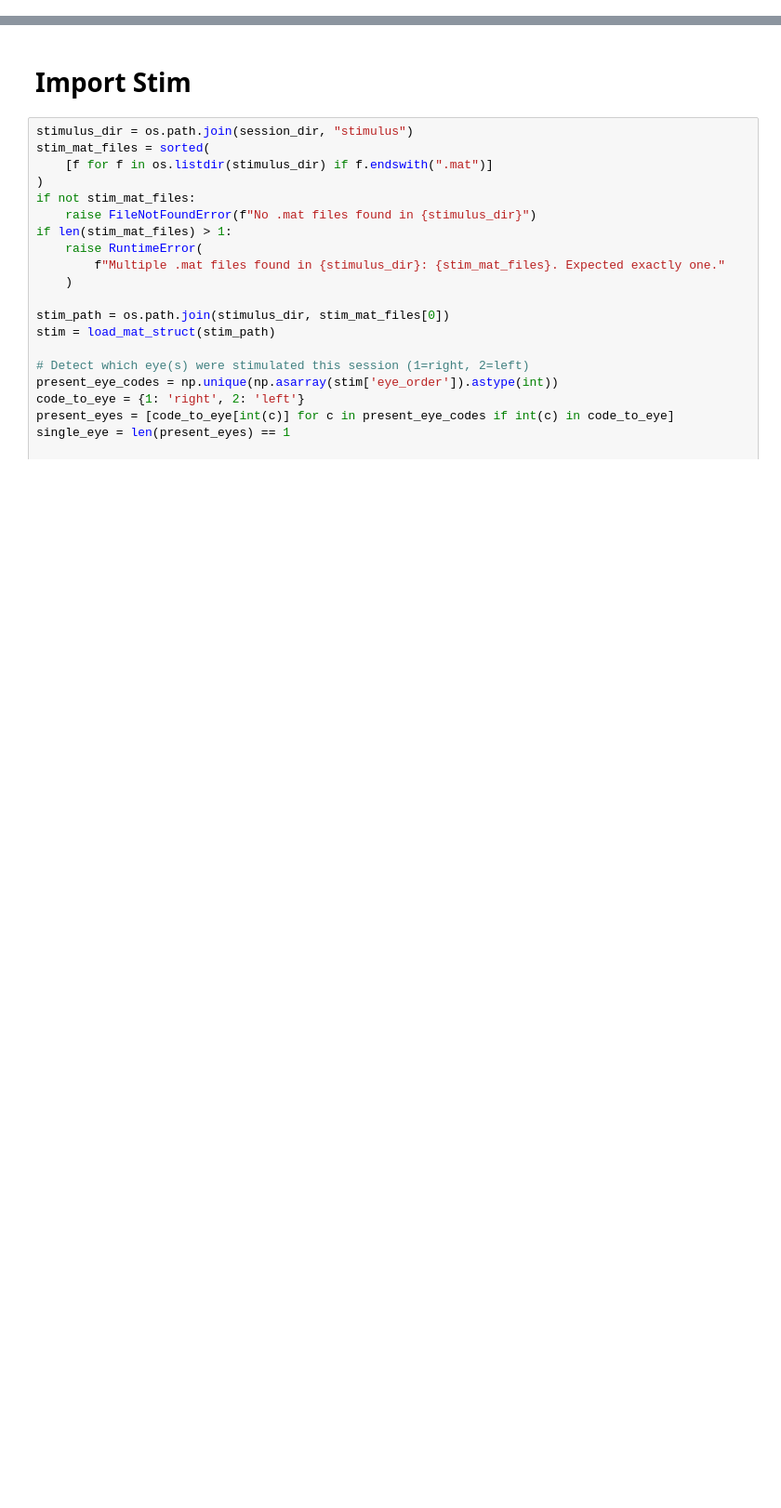
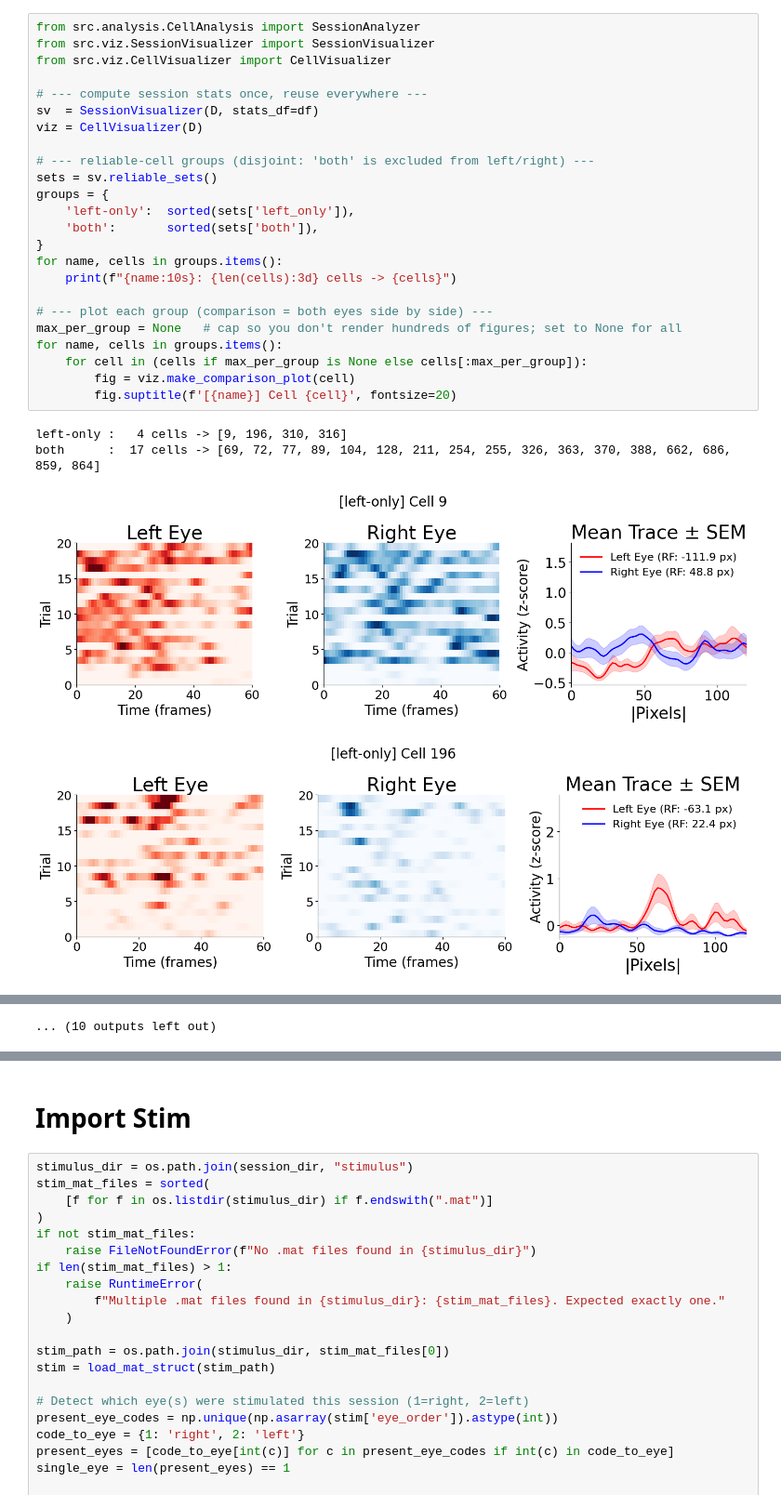
Before and after one commit to s-acosta/distance-project, a Jupyter notebook: disparity-analysis/disparity-notebooks/mousegoggles-left-right-test.ipynb, the cells around one changed output, grey strips where cells are left out. Shown at 93% size. Drawn from its saved outputs; the diff is of its cells as text; blank space fills up the shorter version.

```diff
--- a/disparity-analysis/disparity-notebooks/mousegoggles-left-right-test.ipynb
+++ b/disparity-analysis/disparity-notebooks/mousegoggles-left-right-test.ipynb
@@ -33,0 +75,29 @@ D:\data-distance-coding-project\processed-data\260609_SAM045_goggles_left
+# %%
+from src.analysis.CellAnalysis import SessionAnalyzer
+from src.viz.SessionVisualizer import SessionVisualizer
+from src.viz.CellVisualizer import CellVisualizer
+
+# --- compute session stats once, reuse everywhere ---
+sv  = SessionVisualizer(D, stats_df=df)
+viz = CellVisualizer(D)
+
+# --- reliable-cell groups (disjoint: 'both' is excluded from left/right) ---
+sets = sv.reliable_sets()
+groups = {
+    'left-only':  sorted(sets['left_only']),
+    'both':       sorted(sets['both']),
+}
+for name, cells in groups.items():
+    print(f"{name:10s}: {len(cells):3d} cells -> {cells}")
+
+# --- plot each group (comparison = both eyes side by side) ---
+max_per_group = None   # cap so you don't render hundreds of figures; set to None for all
+for name, cells in groups.items():
+    for cell in (cells if max_per_group is None else cells[:max_per_group]):
+        fig = viz.make_comparison_plot(cell)
+        fig.suptitle(f'[{name}] Cell {cell}', fontsize=20)
+# %% [output]
+left-only :   4 cells -> [9, 196, 310, 316]
+both      :  17 cells -> [69, 72, 77, 89, 104, 128, 211, 254, 255, 326, 363, 370, 388, 662, 686, 859, 864]
+[figure, added]
+[figure, added]
@@ -33,0 +113 @@ D:\data-distance-coding-project\processed-data\260609_SAM045_goggles_left
+... (10 outputs left out)
```
Also changed, not shown: parts of 5 cells of this notebook, 22 other files.
